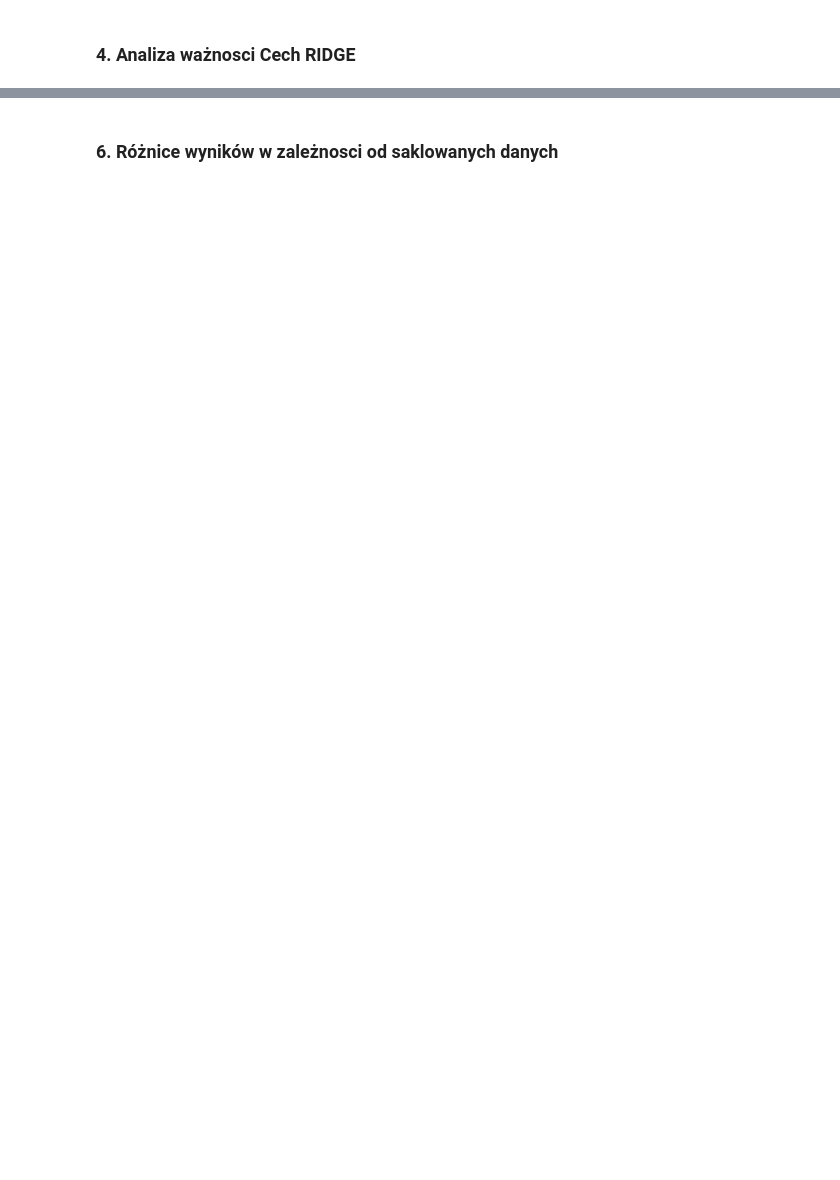
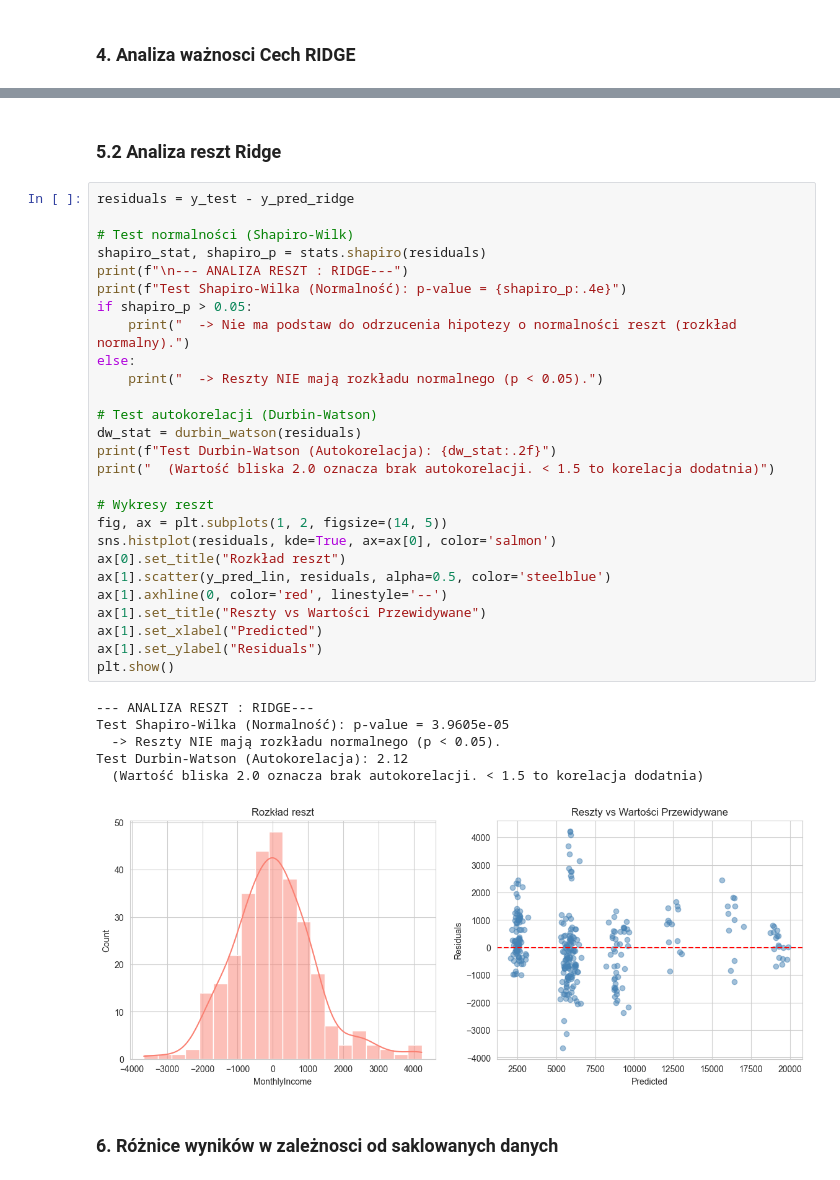
Before and after one commit to MarcinCho/NOD, a Jupyter notebook: ZAD_6_regresja/MCH_lab6.ipynb, the cells around one changed output, grey strips where cells are left out. Saved outputs shown, nothing was run; the diff lists cells and outputs as text; blank space fills up the shorter version.

```diff
--- a/ZAD_6_regresja/MCH_lab6.ipynb
+++ b/ZAD_6_regresja/MCH_lab6.ipynb
@@ -127,3 +136,39 @@ Test Durbin-Watson (Autokorelacja): 2.13
+# %% [markdown]
+### 5.2 Analiza reszt Ridge
+# %%
+residuals = y_test - y_pred_ridge
+
+# Test normalności (Shapiro-Wilk)
+shapiro_stat, shapiro_p = stats.shapiro(residuals)
+print(f"\n--- ANALIZA RESZT : RIDGE---")
+print(f"Test Shapiro-Wilka (Normalność): p-value = {shapiro_p:.4e}")
+if shapiro_p > 0.05:
+    print("  -> Nie ma podstaw do odrzucenia hipotezy o normalności reszt (rozkład normalny).")
+else:
+    print("  -> Reszty NIE mają rozkładu normalnego (p < 0.05).")
+
+# Test autokorelacji (Durbin-Watson)
+dw_stat = durbin_watson(residuals)
+print(f"Test Durbin-Watson (Autokorelacja): {dw_stat:.2f}")
+print("  (Wartość bliska 2.0 oznacza brak autokorelacji. < 1.5 to korelacja dodatnia)")
+
+# Wykresy reszt
+fig, ax = plt.subplots(1, 2, figsize=(14, 5))
+sns.histplot(residuals, kde=True, ax=ax[0], color='salmon')
+ax[0].set_title("Rozkład reszt")
+ax[1].scatter(y_pred_lin, residuals, alpha=0.5, color='steelblue')
+ax[1].axhline(0, color='red', linestyle='--')
+ax[1].set_title("Reszty vs Wartości Przewidywane")
+ax[1].set_xlabel("Predicted")
+ax[1].set_ylabel("Residuals")
+plt.show()
+# %% [output]
+--- ANALIZA RESZT : RIDGE---
+Test Shapiro-Wilka (Normalność): p-value = 3.9605e-05
+  -> Reszty NIE mają rozkładu normalnego (p < 0.05).
+Test Durbin-Watson (Autokorelacja): 2.12
+  (Wartość bliska 2.0 oznacza brak autokorelacji. < 1.5 to korelacja dodatnia)
+[figure, added]
 # %% [markdown]
 ### 6. Różnice wyników w zależnosci od saklowanych danych
 # %%
```
Also changed, not shown: parts of 6 cells of this notebook.
